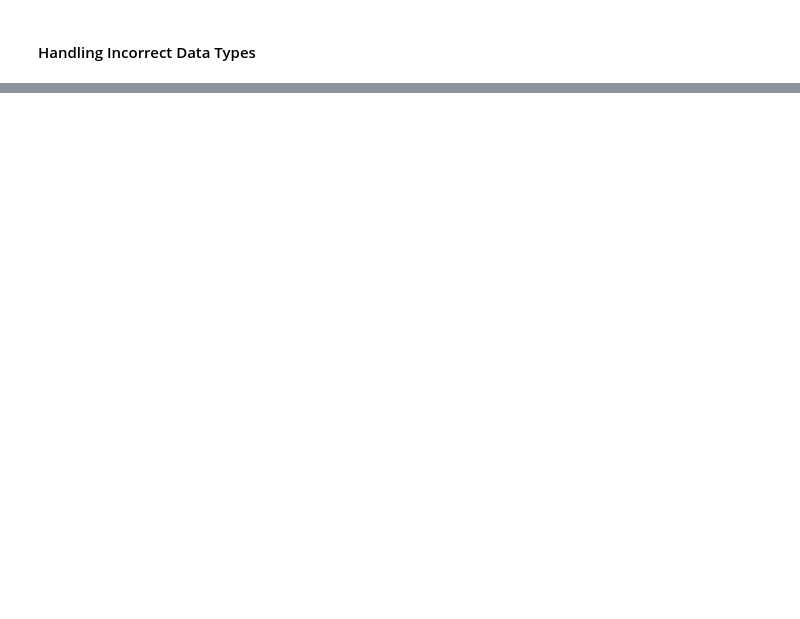
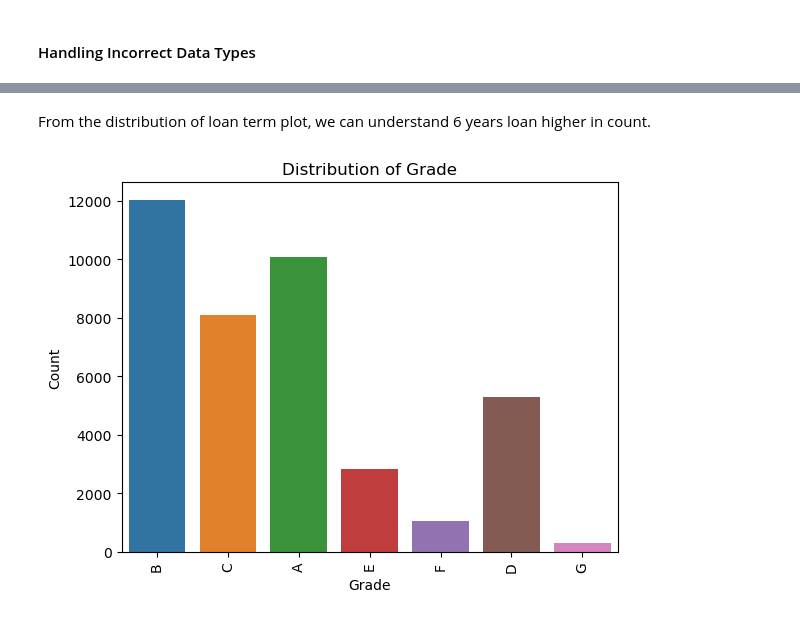
Before and after one commit to kafee651/LendingClubCaseStudy, a Jupyter notebook: LendingClubCaseStudy.ipynb, the cells around one changed output, grey strips where cells are left out. Cells and saved outputs as stored; diff of their text form; code cells hidden in the pictures; blank space fills up the shorter version.

```diff
--- a/LendingClubCaseStudy.ipynb
+++ b/LendingClubCaseStudy.ipynb
@@ -520,0 +262,12 @@ plt.show()
+# %% [markdown]
+From the distribution of loan term plot, we can understand 6 years loan higher in count.
+# %%
+#Distribution of loan based grade
+sns.countplot(x='grade', data=inp1)
+plt.title('Distribution of Grade')
+plt.xlabel('Grade')
+plt.ylabel('Count')
+plt.xticks(rotation=90)
+plt.show()
+# %% [output]
+[figure, added]
```
Also changed, not shown: parts of 247 cells of this notebook, 3 other files.
